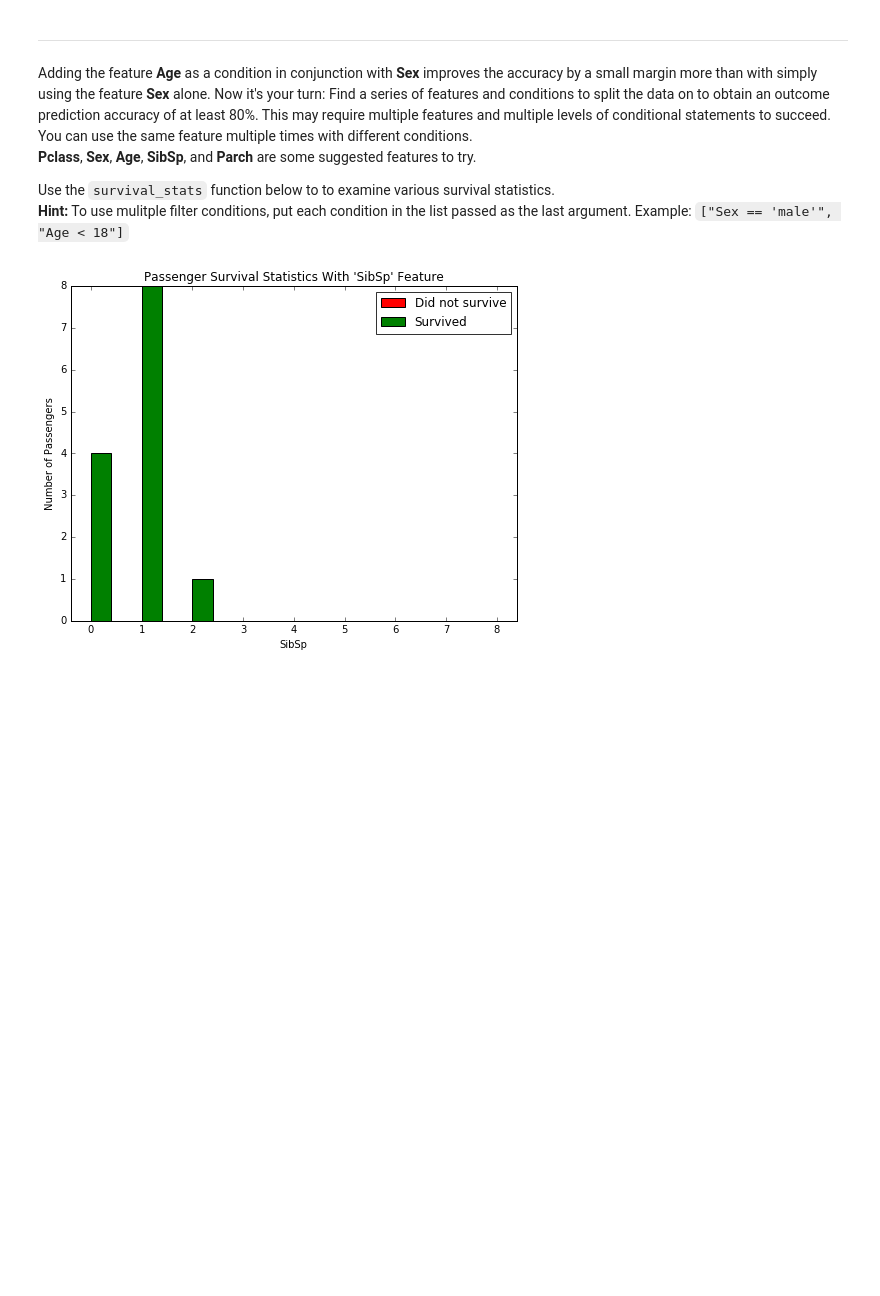
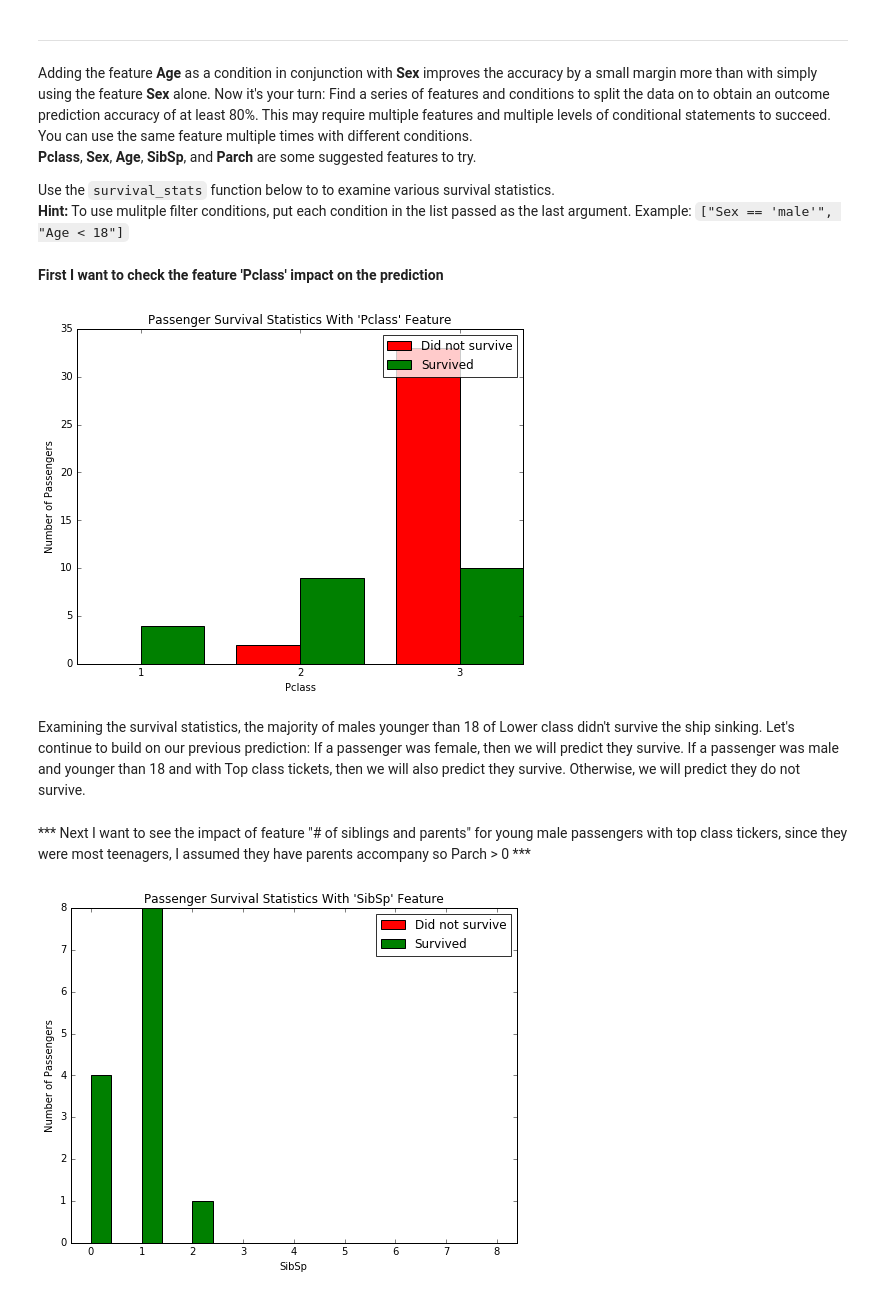
Before and after one commit to vectrino0627/machine_learning, a Jupyter notebook: projects/titanic_survival_exploration/titanic_survival_exploration.ipynb, the cells around one changed output. Cells and saved outputs as stored; diff of their text form; code cells hidden in the pictures; blank space fills up the shorter version.

```diff
--- a/projects/titanic_survival_exploration/titanic_survival_exploration.ipynb
+++ b/projects/titanic_survival_exploration/titanic_survival_exploration.ipynb
@@ -259,6 +219,16 @@ Adding the feature **Age** as a condition in conjunction with **Sex** improves t
 
 Use the `survival_stats` function below to to examine various survival statistics.
 **Hint:** To use mulitple filter conditions, put each condition in the list passed as the last argument. Example: `["Sex == 'male'", "Age < 18"]`
+# %% [markdown]
+**First I want to check the feature 'Pclass' impact on the prediction**
+# %%
+vs.survival_stats(data, outcomes, 'Pclass', ["Sex == 'male'", "Age < 18"])
+# %% [output]
+[figure, added]
+# %% [markdown]
+Examining the survival statistics, the majority of males younger than 18 of Lower class didn't survive the ship sinking. Let's continue to build on our previous prediction: If a passenger was female, then we will predict they survive. If a passenger was male and younger than 18 and with Top class tickets, then we will also predict they survive. Otherwise, we will predict they do not survive.
+# %% [markdown]
+*** Next I want to see the impact of feature "# of siblings and parents" for young male passengers with top class tickers, since they were most teenagers, I assumed they have parents accompany so Parch > 0 ***
 # %%
 vs.survival_stats(data, outcomes, 'SibSp', ["Pclass <= 2", "Sex == 'male'", "Parch > 0", "Age < 18"])
 # %% [output]
```
Also changed, not shown: parts of 6 cells of this notebook, 2 other files.
